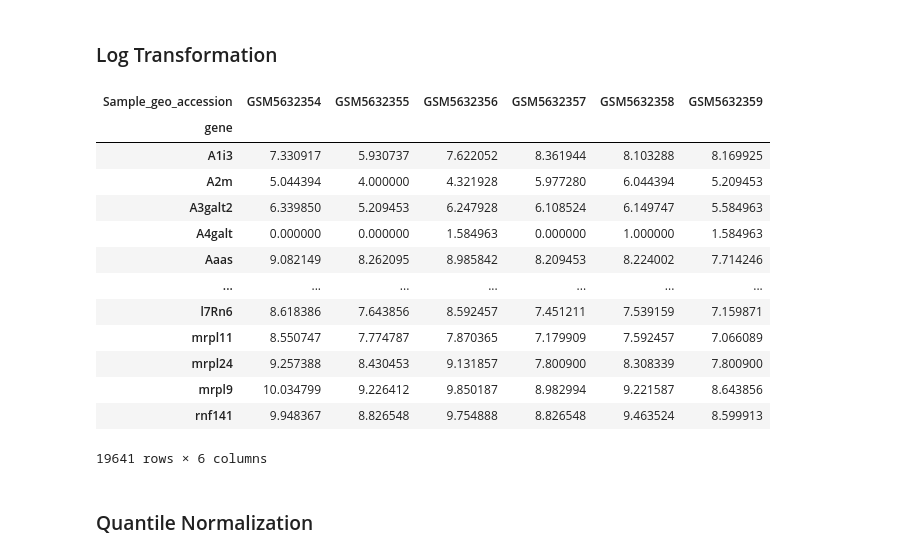
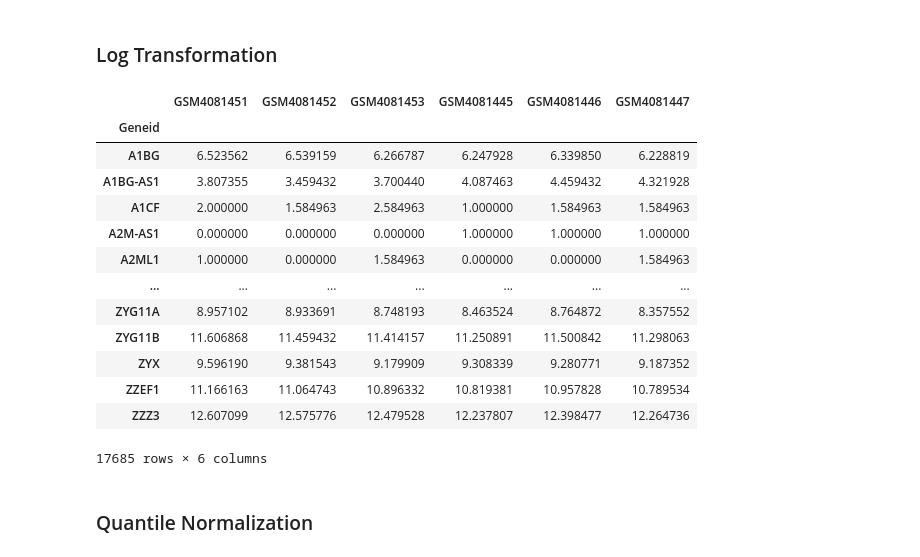
Before and after one commit to MaayanLab/dex-benchmark, a Jupyter notebook: Benchmarking_Normalization_Methods/benchmarking_normalization_v2.ipynb, the cells around one changed output. Cells and saved outputs as stored; diff of their text form; code cells hidden in the pictures.

```diff
--- a/Benchmarking_Normalization_Methods/benchmarking_normalization_v2.ipynb
+++ b/Benchmarking_Normalization_Methods/benchmarking_normalization_v2.ipynb
@@ -80,8 +73,16 @@ dataset['dataset_metadata'] = meta_df
+# %%
+# Sort metadata by class labels; control first
+expr_df = pd.concat([
+    expr_df[meta_df[meta_df['Class']==control_name].index],
+    expr_df[meta_df[meta_df['Class']!=control_name].index]
+], axis=1)
 # %%
 ## Filter out non-expressed genes
 expr_df = expr_df.loc[expr_df.sum(axis=1) > 0, :]
 ## Filter out lowly expressed genes
 mask_low_vals = (expr_df > low_expression_threshold).sum(axis=1) > 2
 expr_df = expr_df.loc[mask_low_vals, :]
-current_dataset += '+filter_genes'
-dataset[current_dataset] = expr_df
+print(f"Number of genes after filtering by low expression: {expr_df.shape[0]}")
+
+# Dictionary to store all normalized datasets
+dataset = {'metadata': meta_df, 'rawdata': expr_df}
@@ -130,5 +125,5 @@ def CPM(data):
 # %%
-# Perform CPM and display results
-dataset['cpm'] = CPM(expr_df)
+# Perform CPM normalization
+dataset['cpm'] = cpm.cpm_normalize(dataset['rawdata'])
 dataset['cpm']
 # %% [output]
@@ -149,33 +144,23 @@ dataset['cpm']
 # %% [markdown]
 ### Log Transformation
-# %%
-# Define function for log transformation
-def log(data):
-
-    with warnings.catch_warnings():
-        warnings.simplefilter("ignore")
-        data = data.fillna(0)
-        data = np.log2(data+1)
-
-    return data
 # %%
 # Display log transformation results
-dataset['log_transform'] = log(expr_df)
-dataset['log_transform']
+dataset['log'] = log.log2_normalize(dataset['rawdata'])
+dataset['log']
 # %% [output]
-| Sample_geo_accession | GSM5632354 | GSM5632355 | GSM5632356 | GSM5632357 | GSM5632358 | GSM5632359 |
-| gene |  |  |  |  |  |  |
-| A1i3 | 7.330917 | 5.930737 | 7.622052 | 8.361944 | 8.103288 | 8.169925 |
-| A2m | 5.044394 | 4.000000 | 4.321928 | 5.977280 | 6.044394 | 5.209453 |
-| A3galt2 | 6.339850 | 5.209453 | 6.247928 | 6.108524 | 6.149747 | 5.584963 |
-| A4galt | 0.000000 | 0.000000 | 1.584963 | 0.000000 | 1.000000 | 1.584963 |
-| Aaas | 9.082149 | 8.262095 | 8.985842 | 8.209453 | 8.224002 | 7.714246 |
+|  | GSM4081451 | GSM4081452 | GSM4081453 | GSM4081445 | GSM4081446 | GSM4081447 |
+| Geneid |  |  |  |  |  |  |
+| A1BG | 6.523562 | 6.539159 | 6.266787 | 6.247928 | 6.339850 | 6.228819 |
+| A1BG-AS1 | 3.807355 | 3.459432 | 3.700440 | 4.087463 | 4.459432 | 4.321928 |
+| A1CF | 2.000000 | 1.584963 | 2.584963 | 1.000000 | 1.584963 | 1.584963 |
+| A2M-AS1 | 0.000000 | 0.000000 | 0.000000 | 1.000000 | 1.000000 | 1.000000 |
+| A2ML1 | 1.000000 | 0.000000 | 1.584963 | 0.000000 | 0.000000 | 1.584963 |
 | ... | ... | ... | ... | ... | ... | ... |
-| l7Rn6 | 8.618386 | 7.643856 | 8.592457 | 7.451211 | 7.539159 | 7.159871 |
-| mrpl11 | 8.550747 | 7.774787 | 7.870365 | 7.179909 | 7.592457 | 7.066089 |
-| mrpl24 | 9.257388 | 8.430453 | 9.131857 | 7.800900 | 8.308339 | 7.800900 |
-| mrpl9 | 10.034799 | 9.226412 | 9.850187 | 8.982994 | 9.221587 | 8.643856 |
-| rnf141 | 9.948367 | 8.826548 | 9.754888 | 8.826548 | 9.463524 | 8.599913 |
+| ZYG11A | 8.957102 | 8.933691 | 8.748193 | 8.463524 | 8.764872 | 8.357552 |
+| ZYG11B | 11.606868 | 11.459432 | 11.414157 | 11.250891 | 11.500842 | 11.298063 |
+| ZYX | 9.596190 | 9.381543 | 9.179909 | 9.308339 | 9.280771 | 9.187352 |
+| ZZEF1 | 11.166163 | 11.064743 | 10.896332 | 10.819381 | 10.957828 | 10.789534 |
+| ZZZ3 | 12.607099 | 12.575776 | 12.479528 | 12.237807 | 12.398477 | 12.264736 |
-19641 rows × 6 columns
+17685 rows × 6 columns
 # %% [markdown]
 ### Quantile Normalization
```
Also changed, not shown: parts of 79 cells of this notebook, 1 other file.
